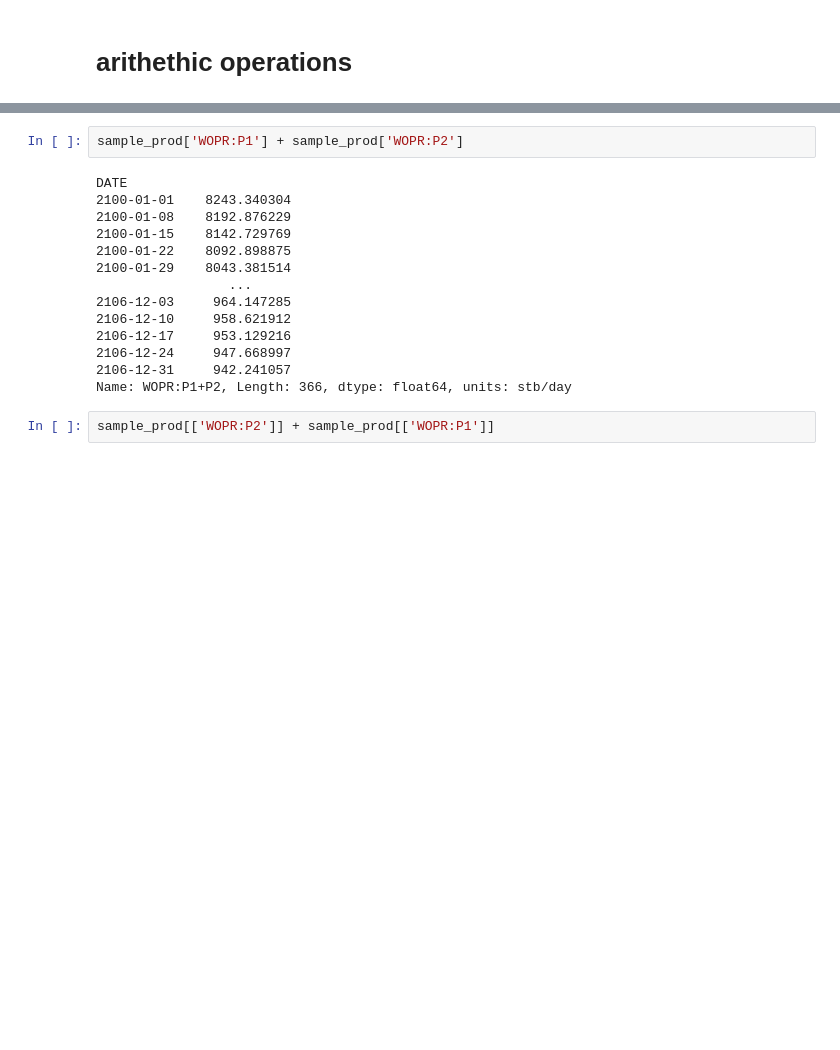
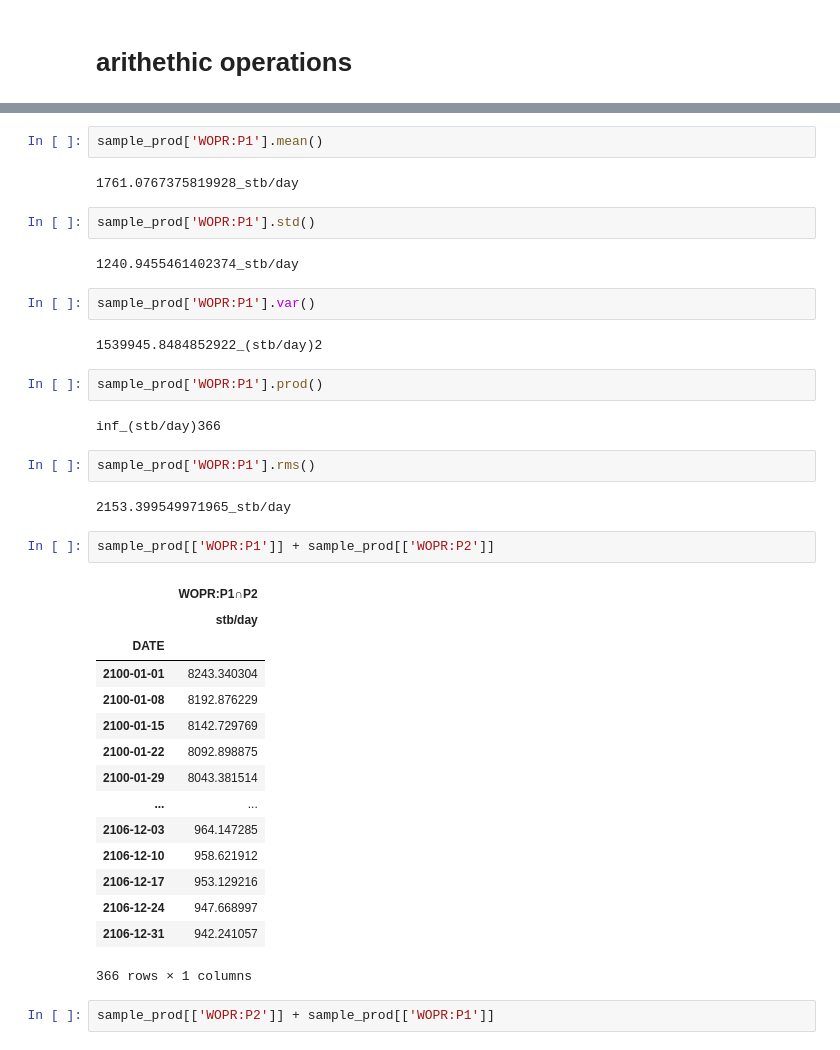
Before and after one commit to ayaranitram/simpandas, a Jupyter notebook: simpandas_demo.ipynb, the cells around one changed output, grey strips where cells are left out. Cells and saved outputs as stored; diff of their text form; blank space fills up the shorter version.

```diff
--- a/simpandas_demo.ipynb
+++ b/simpandas_demo.ipynb
@@ -816,19 +1078,41 @@ sample_prod['WOPR'].sum(axis=0).T
+# %%
+sample_prod['WOPR:P1'].mean()
+# %% [output]
+1761.0767375819928_stb/day
+# %%
+sample_prod['WOPR:P1'].std()
+# %% [output]
+1240.9455461402374_stb/day
+# %%
+sample_prod['WOPR:P1'].var()
+# %% [output]
+1539945.8484852922_(stb/day)2
+# %%
+sample_prod['WOPR:P1'].prod()
+# %% [output]
+inf_(stb/day)366
+# %%
+sample_prod['WOPR:P1'].rms()
+# %% [output]
+2153.399549971965_stb/day
 # %%
-sample_prod['WOPR:P1'] + sample_prod['WOPR:P2']
+sample_prod[['WOPR:P1']] + sample_prod[['WOPR:P2']]
 # %% [output]
+|  | WOPR:P1∩P2 |
+|  | stb/day |
+| DATE |  |
+| 2100-01-01 | 8243.340304 |
+| 2100-01-08 | 8192.876229 |
+| 2100-01-15 | 8142.729769 |
+| 2100-01-22 | 8092.898875 |
+| 2100-01-29 | 8043.381514 |
+| ... | ... |
+| 2106-12-03 | 964.147285 |
+| 2106-12-10 | 958.621912 |
+| 2106-12-17 | 953.129216 |
+| 2106-12-24 | 947.668997 |
+| 2106-12-31 | 942.241057 |
-DATE
-2100-01-01    8243.340304
-2100-01-08    8192.876229
-2100-01-15    8142.729769
-2100-01-22    8092.898875
-2100-01-29    8043.381514
-                 ...
-2106-12-03     964.147285
-2106-12-10     958.621912
-2106-12-17     953.129216
-2106-12-24     947.668997
-2106-12-31     942.241057
-Name: WOPR:P1+P2, Length: 366, dtype: float64, units: stb/day
+366 rows × 1 columns
 # %%
 sample_prod[['WOPR:P2']] + sample_prod[['WOPR:P1']]
 # %% [output]
```
Also changed, not shown: parts of 32 cells of this notebook.
